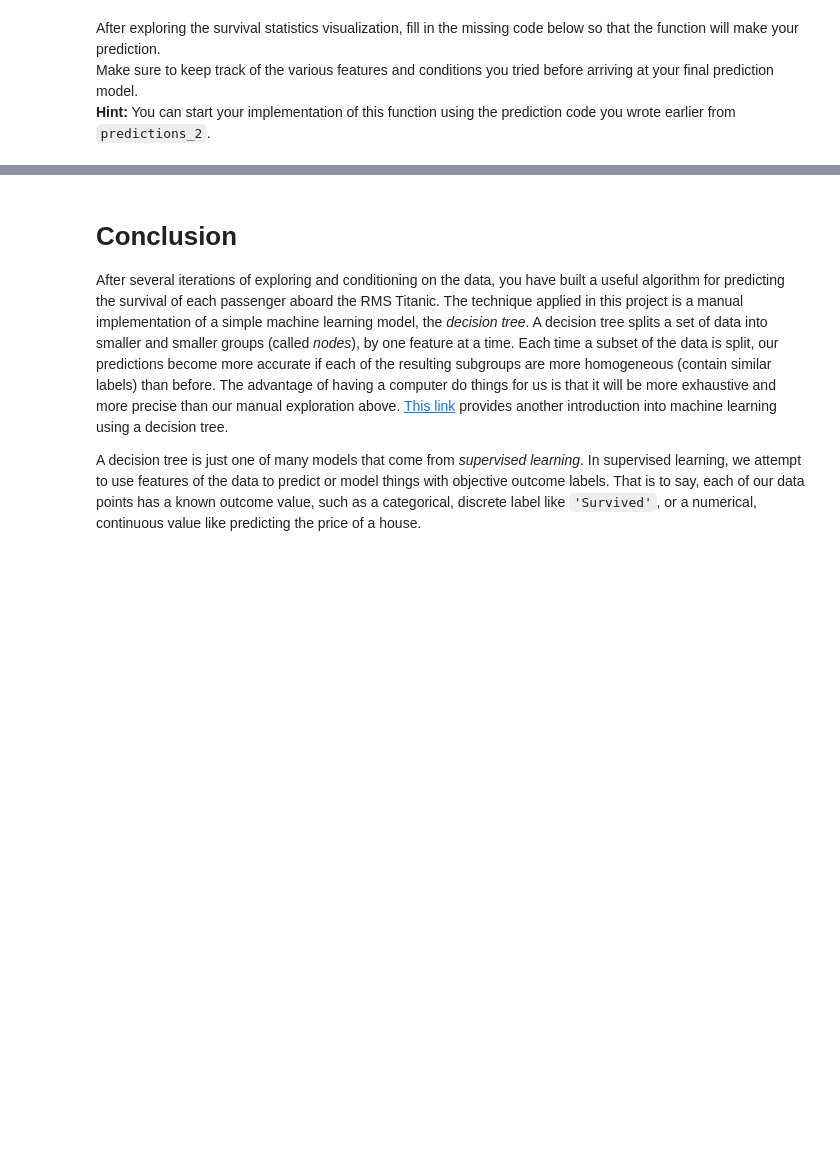
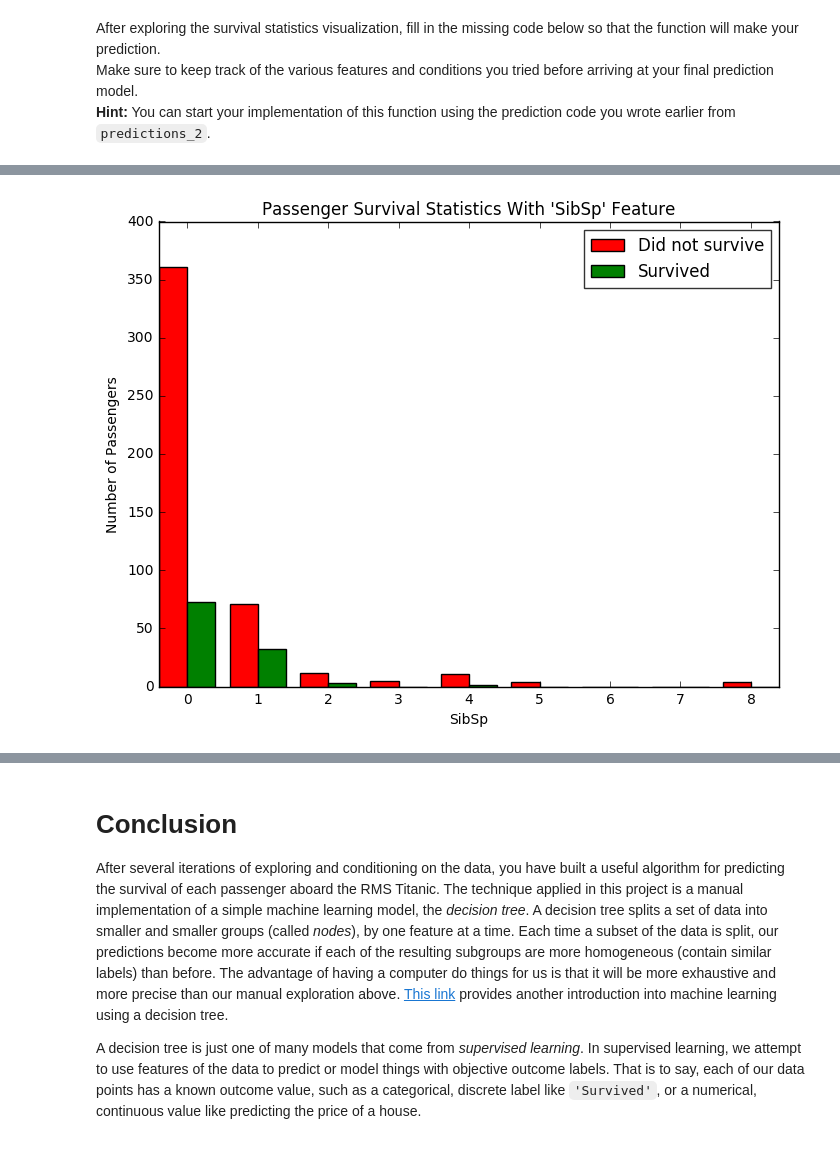
Before and after one commit to deepakrohilla13/machine-learning-excercise, a Jupyter notebook: titanic_survival_exploration/titanic_survival_exploration.ipynb, the cells around one changed output, grey strips where cells are left out. Saved outputs shown, nothing was run; the diff lists cells and outputs as text; code cells hidden in the pictures; blank space fills up the shorter version.

```diff
--- a/titanic_survival_exploration/titanic_survival_exploration.ipynb
+++ b/titanic_survival_exploration/titanic_survival_exploration.ipynb
@@ -158,0 +223,5 @@ Make sure to keep track of the various features and conditions you tried before
+# %%
+#Pclass, Sex, Age, SibSp, and Parch
+vs.survival_stats(data, outcomes, 'SibSp', ["Sex == 'male'"])
+# %% [output]
+[figure, added]
```
Also changed, not shown: parts of 21 cells of this notebook.
